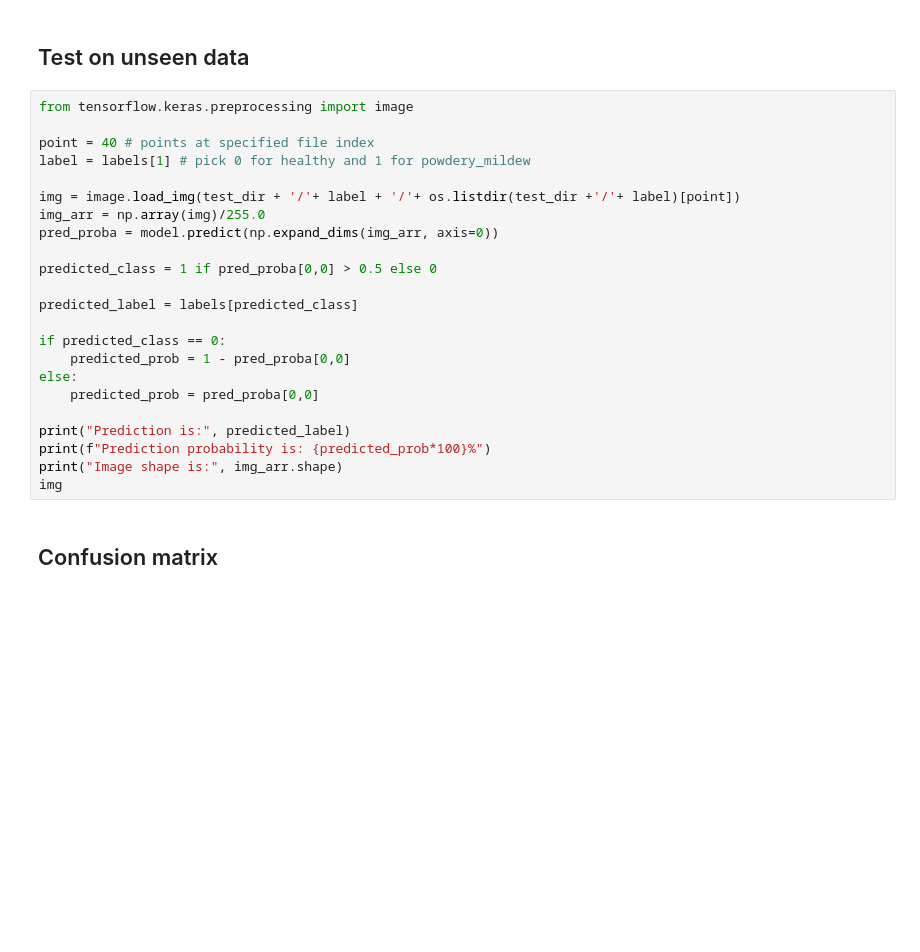
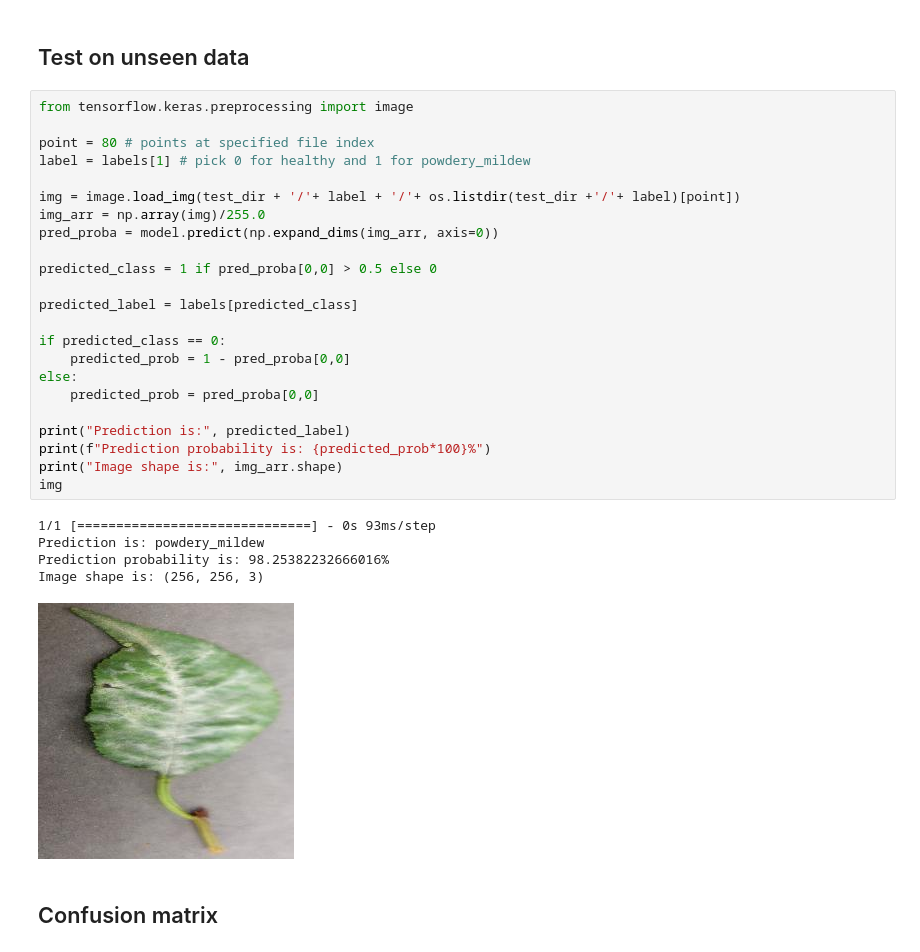
Before and after one commit to BGCG/project-5, a Jupyter notebook: jupyter_notebooks/ModelEvaluation.ipynb, the cells around one changed output. Saved outputs shown, nothing was run; the diff lists cells and outputs as text; blank space fills up the shorter version.

```diff
--- a/jupyter_notebooks/ModelEvaluation.ipynb
+++ b/jupyter_notebooks/ModelEvaluation.ipynb
@@ -291,26 +391,32 @@ joblib.dump(value=evaluation,
 # %%
 from tensorflow.keras.preprocessing import image
 
-point = 40 # points at specified file index
+point = 80 # points at specified file index
 label = labels[1] # pick 0 for healthy and 1 for powdery_mildew
 
 img = image.load_img(test_dir + '/'+ label + '/'+ os.listdir(test_dir +'/'+ label)[point])
 img_arr = np.array(img)/255.0
 pred_proba = model.predict(np.expand_dims(img_arr, axis=0))
 
 predicted_class = 1 if pred_proba[0,0] > 0.5 else 0
 
 predicted_label = labels[predicted_class]
 
 if predicted_class == 0:
     predicted_prob = 1 - pred_proba[0,0]
 else:
     predicted_prob = pred_proba[0,0]
 
 print("Prediction is:", predicted_label)
 print(f"Prediction probability is: {predicted_prob*100}%")
 print("Image shape is:", img_arr.shape)
 img
+# %% [output]
+1/1 [==============================] - 0s 93ms/step
+Prediction is: powdery_mildew
+Prediction probability is: 98.25382232666016%
+Image shape is: (256, 256, 3)
+[figure, added]
 # %% [markdown]
 ## Confusion matrix
 # %%
```
Also changed, not shown: parts of 26 cells of this notebook.
